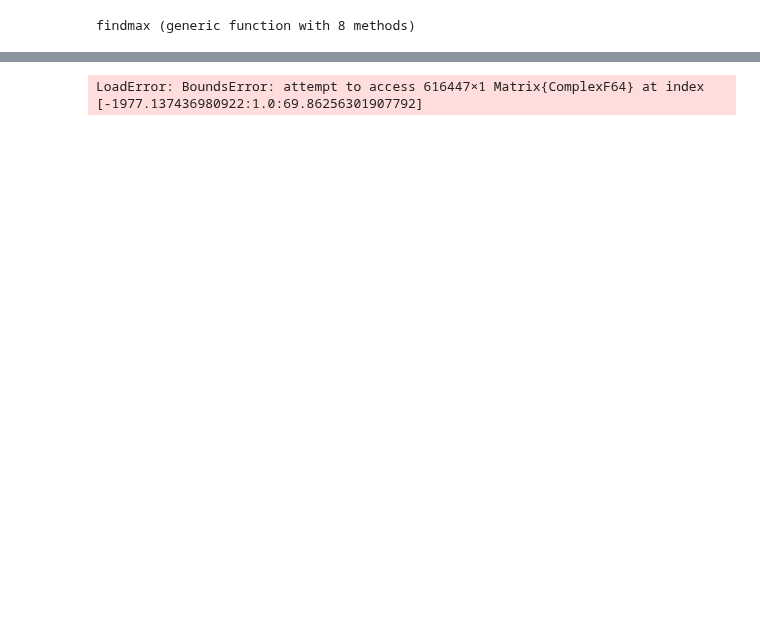
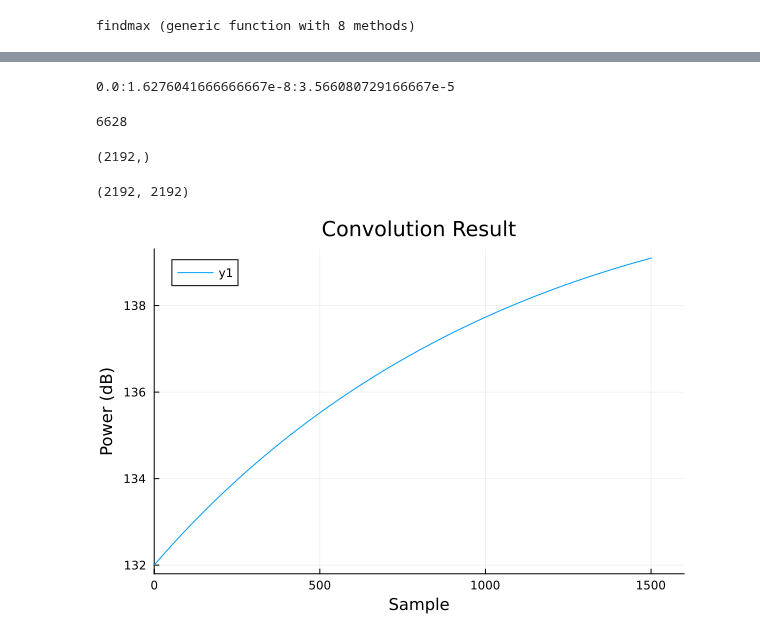
Before and after one commit to setrar/DigiCom, a Jupyter notebook: Labs/TP1/julia/channel_estimation.jl.ipynb, the cells around one changed output, grey strips where cells are left out. Saved outputs shown, nothing was run; the diff lists cells and outputs as text; code cells hidden in the pictures; blank space fills up the shorter version.

```diff
--- a/Labs/TP1/julia/channel_estimation.jl.ipynb
+++ b/Labs/TP1/julia/channel_estimation.jl.ipynb
@@ -79,0 +56,25 @@ Ĉᵩ², N̂ᵩ² = argmax(m̂₂) #; m2_chan[NF2_chan] or direct m2_chan[(6628
+# %%
+    DELTA_F = 10.0
+
+    Fs = 61.44e6
+    f_min = -7500
+    f_max = 7500
+
+    m = f_min:DELTA_F:f_max
+    Y = zeros(ComplexF64, length(m))
+    L = length(𝑆ₚₛₛ²)
+    t = 0:(1/Fs):((L-1)/Fs)
+# %% [output]
+0.0:1.6276041666666667e-8:3.566080729166667e-5
+# %%
+Nf = getindex(N̂ᵩ², 1)
+# %% [output]
+6628
+# %%
+signal_part = Ŝᵣₓ³[Nf:(Nf + L -1)]; size( signal_part )
+# %% [output]
+(2192,)
+# %%
+transConj = conj(𝑆ₚₛₛ²) .* transpose(signal_part); size( transConj )
+# %% [output]
+(2192, 2192)
@@ -79,0 +88,14 @@ Ĉᵩ², N̂ᵩ² = argmax(m̂₂) #; m2_chan[NF2_chan] or direct m2_chan[(6628
+# %%
+using Plots
+Y_1 = 10 * log10.(abs.(Y))
+m2_chan_plot = plot(Y_1, xlabel="Sample", ylabel="Power (dB)", title="Convolution Result"
+    , xlim=(0, 1600)
+    # , ylim=(1e10, 1.40e10)
+)
+# scatter(real(Y), imag(Y), label="roots",
+# xlims=(-1.2,1.2), ylims=(-1.2,1.2), aspect_ratio=1,
+# xlabel="Real part", ylabel="Imaginary part")
+# size(Y)
+#Y
+# %% [output]
+[figure, added]
@@ -80,6 +112,6 @@ Ĉᵩ², N̂ᵩ² = argmax(m̂₂) #; m2_chan[NF2_chan] or direct m2_chan[(6628
 # %%
 # Grab the function Profs Frequency Offset with his values
-freq_offset_est(Ŝᵣₓ³, 𝑆ₚₛₛ², Ĉᵩ² - length(𝑆ₚₛₛ²) + 1)
+# getindex(N̂ᵩ², 1) - length(𝑆ₚₛₛ²) + 1
+# freq_offset_est(Ŝᵣₓ³, 𝑆ₚₛₛ², 0)
+# freq_offset_est(rxs3, pss_2, 0)
 # Detected offset: 150 Hz
-# %% [output]
-LoadError: BoundsError: attempt to access 616447×1 Matrix{ComplexF64} at index [-1977.137436980922:1.0:69.86256301907792]
```
Also changed, not shown: parts of 10 cells of this notebook, 3 other files.
